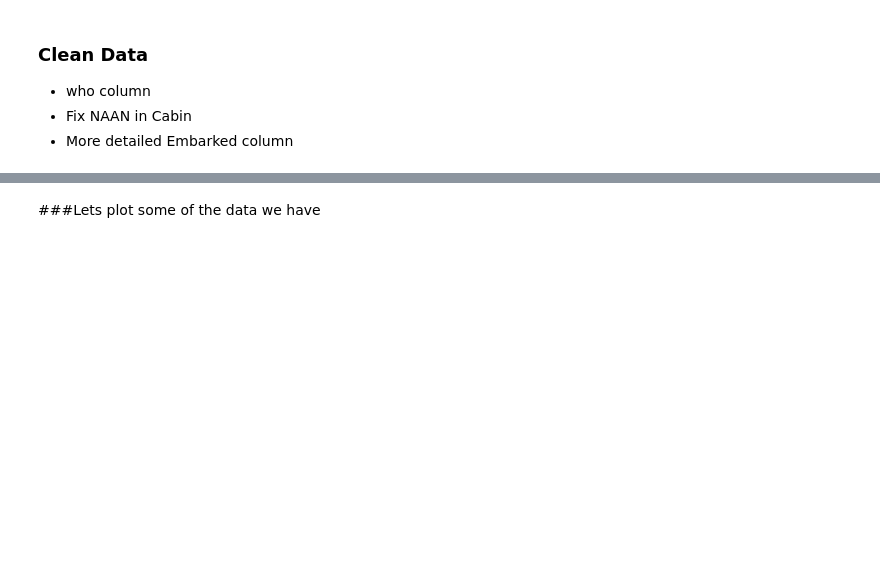
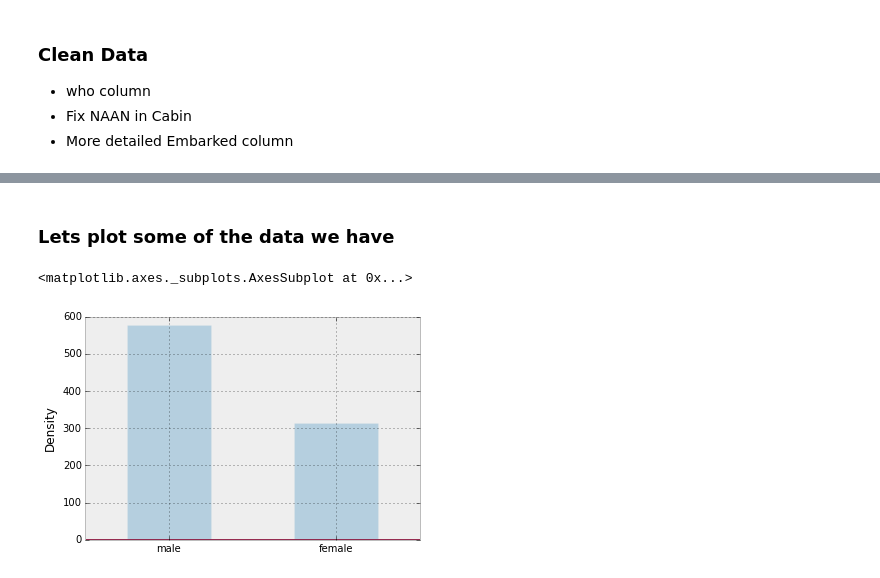
Before and after one commit to zunayed/pyDataAnalysis, a Jupyter notebook: titanic_predection.ipynb, the cells around one changed output, grey strips where cells are left out. Drawn from its saved outputs; the diff is of its cells as text; code cells hidden in the pictures; blank space fills up the shorter version.

```diff
--- a/titanic_predection.ipynb
+++ b/titanic_predection.ipynb
@@ -42,4 +42,10 @@ data.head()
 | 3 | 4 | 1 | 1 | Futrelle, Mrs. Jacques Heath (Lil... | female | 35 | 1 | 0 | 53.1000 | Southampton | ... |
 | 4 | 5 | 0 | 3 | Allen, Mr. William Henry | male | 35 | 0 | 0 | 8.0500 | Southampton | ... |
 # %% [markdown]
-###Lets plot some of the data we have
+### Lets plot some of the data we have
+# %%
+## Individual plots
+data['Sex'].value_counts().plot(kind='bar', alpha=.3)
+# %% [output]
+<matplotlib.axes._subplots.AxesSubplot at 0x...>
+[figure, added]
```
Also changed, not shown: parts of 5 cells of this notebook, 1 other file.
